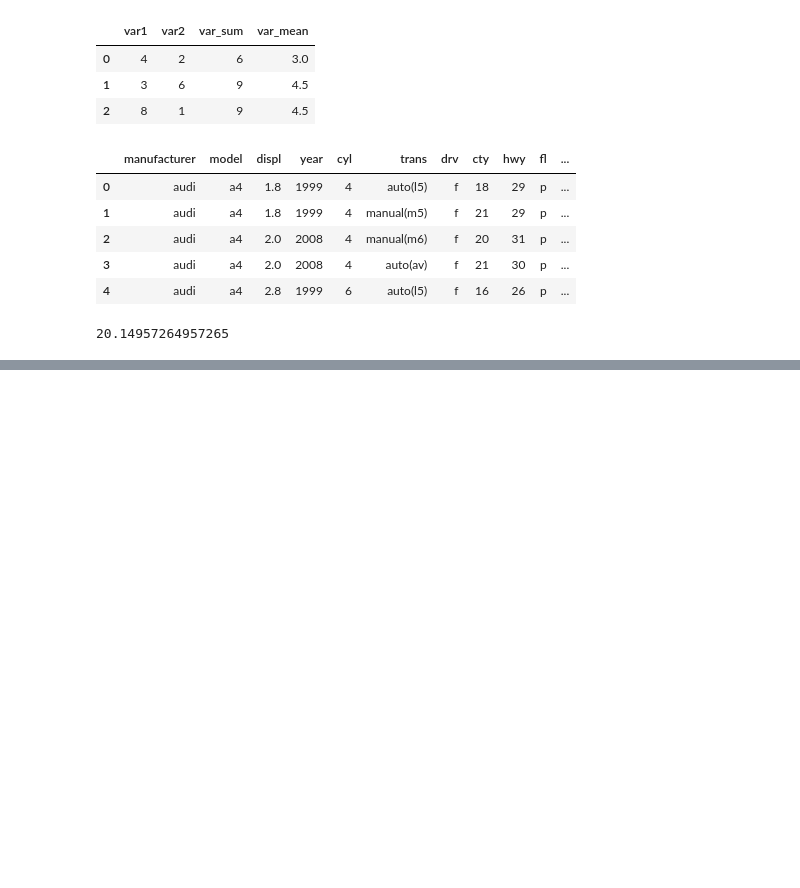
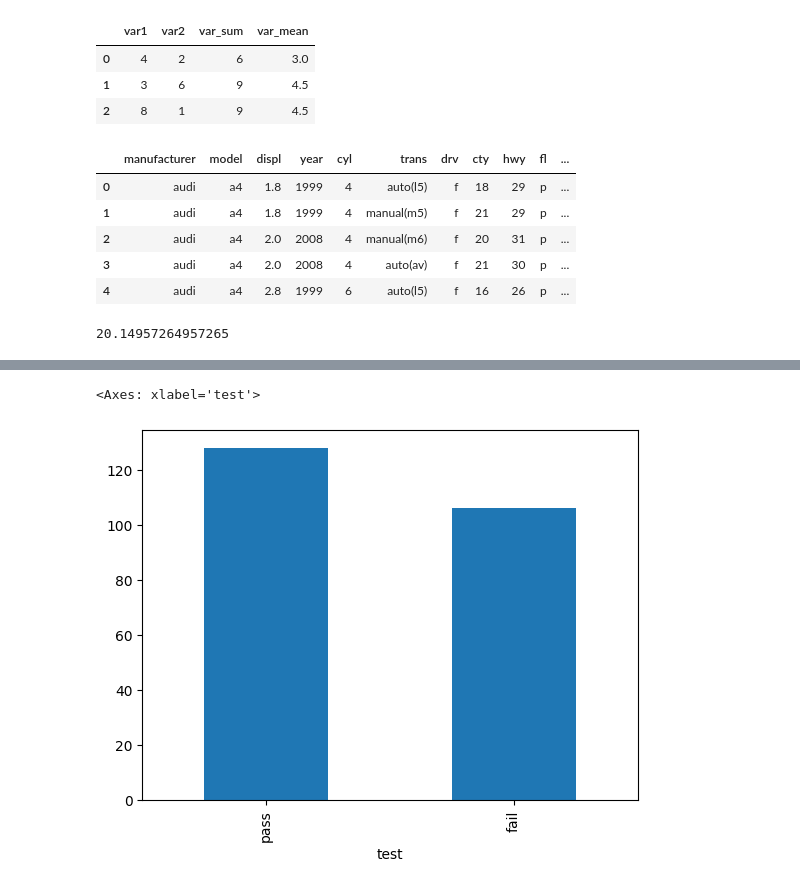
Before and after one commit to asdsadawww/-, a Jupyter notebook: Colab_파이썬.ipynb, the cells around one changed output, grey strips where cells are left out. Cells and saved outputs as stored; diff of their text form; code cells hidden in the pictures; blank space fills up the shorter version.

```diff
--- a/Colab_파이썬.ipynb
+++ b/Colab_파이썬.ipynb
@@ -297,0 +320,3 @@ sum(mpg['total'])/ len(mpg)  #total합계를 행 수로 나누
+# %%
+mpg['test']=np.where(mpg['total']>=20,'pass','fail') #연비가 20이상이면 pass 아니면 fail
+mpg.head()
@@ -297,0 +338,7 @@ sum(mpg['total'])/ len(mpg)  #total합계를 행 수로 나누
+# %%
+count_test=mpg['test'].value_counts() #빈도표를 변수로 만듦, 코드 가독성 높임
+# %%
+count_test.plot.bar()   #연비 합격 빈도를 막대그래프로
+# %% [output]
+<Axes: xlabel='test'>
+[figure, added]
```
Also changed, not shown: parts of 6 cells of this notebook.
